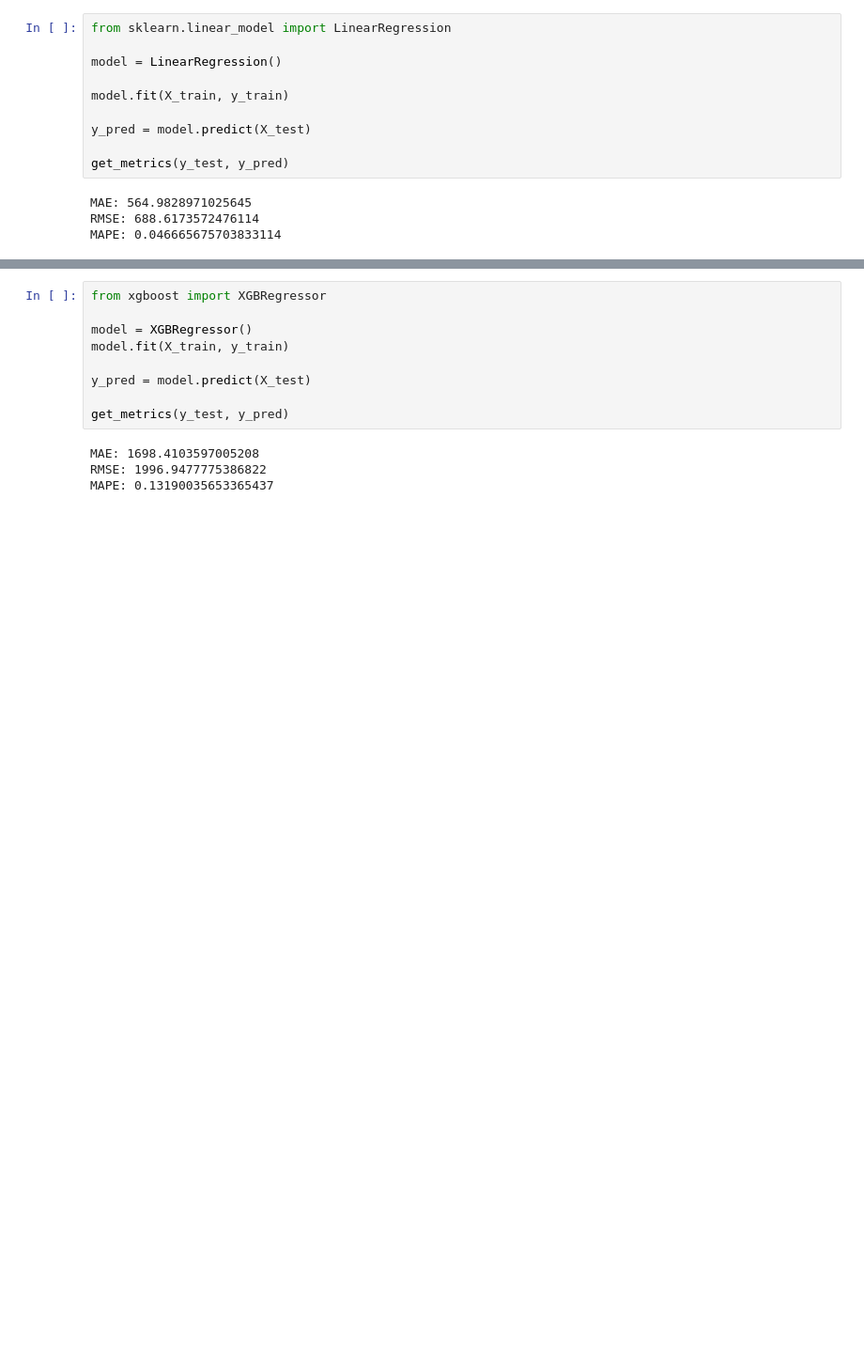
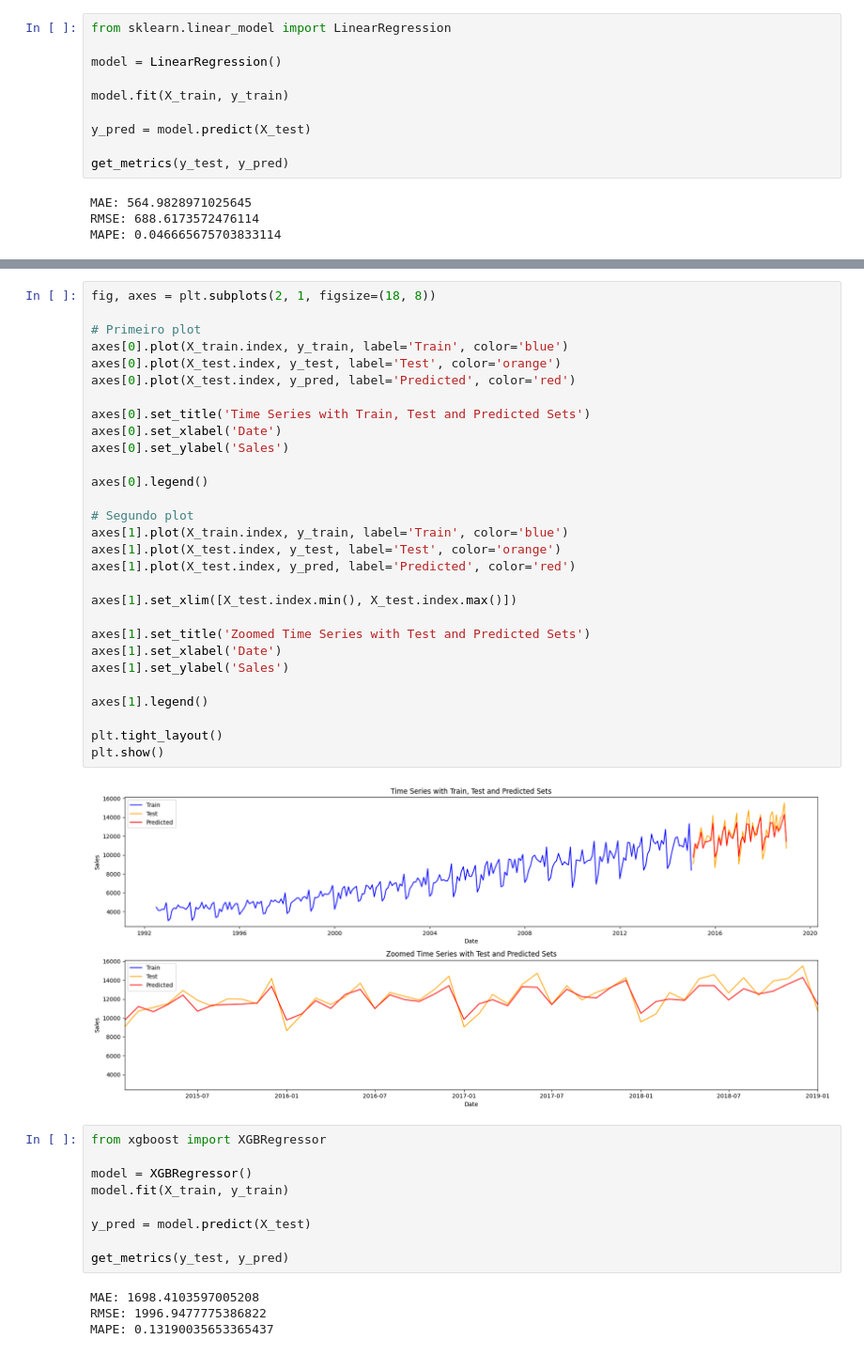
Before and after one commit to pdstiago/UFRJ-Analytica, a Jupyter notebook: Materiais/Time Series/Time Series.ipynb, the cells around one changed output, grey strips where cells are left out. Shown at 94% size. Saved outputs shown, nothing was run; the diff lists cells and outputs as text; blank space fills up the shorter version.

```diff
--- a/Materiais/Time Series/Time Series.ipynb
+++ b/Materiais/Time Series/Time Series.ipynb
@@ -425,3 +424,34 @@ fig.show()
+# %%
+fig, axes = plt.subplots(2, 1, figsize=(18, 8))
+
+# Primeiro plot
+axes[0].plot(X_train.index, y_train, label='Train', color='blue')
+axes[0].plot(X_test.index, y_test, label='Test', color='orange')
+axes[0].plot(X_test.index, y_pred, label='Predicted', color='red')
+
+axes[0].set_title('Time Series with Train, Test and Predicted Sets')
+axes[0].set_xlabel('Date')
+axes[0].set_ylabel('Sales')
+
+axes[0].legend()
+
+# Segundo plot
+axes[1].plot(X_train.index, y_train, label='Train', color='blue')
+axes[1].plot(X_test.index, y_test, label='Test', color='orange')
+axes[1].plot(X_test.index, y_pred, label='Predicted', color='red')
+
+axes[1].set_xlim([X_test.index.min(), X_test.index.max()])
+
+axes[1].set_title('Zoomed Time Series with Test and Predicted Sets')
+axes[1].set_xlabel('Date')
+axes[1].set_ylabel('Sales')
+
+axes[1].legend()
+
+plt.tight_layout()
+plt.show()
+# %% [output]
+[figure, added]
 # %%
 from xgboost import XGBRegressor
 
```
Also changed, not shown: parts of 24 cells of this notebook.
